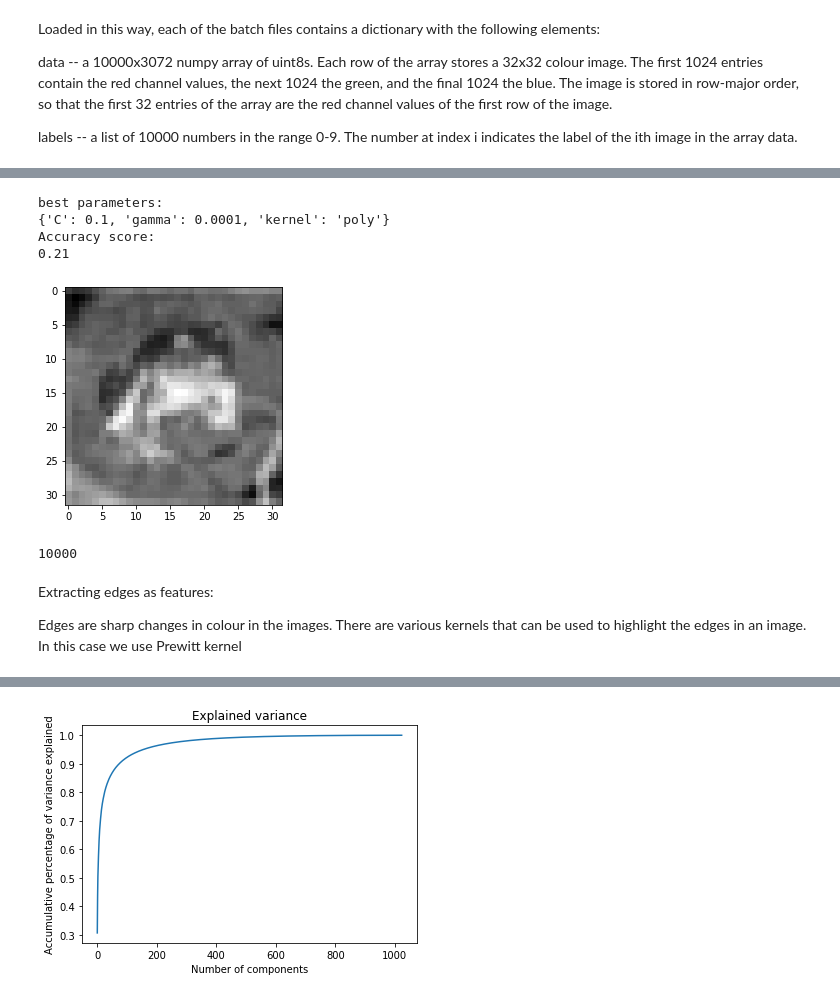
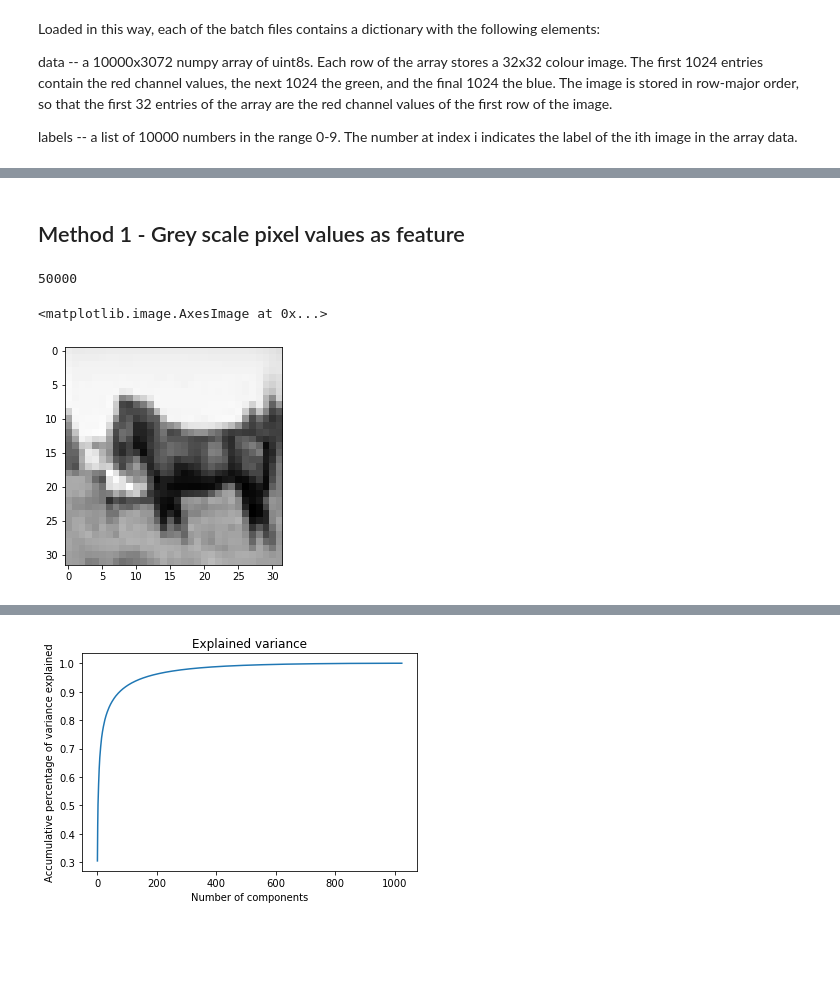
Before and after one commit to EmilyCY/CIFAR10-Image-Classification, a Jupyter notebook: SVM-kfold.ipynb, the cells around one changed output, grey strips where cells are left out. Saved outputs shown, nothing was run; the diff lists cells and outputs as text; code cells hidden in the pictures; blank space fills up the shorter version.

```diff
--- a/SVM-kfold.ipynb
+++ b/SVM-kfold.ipynb
@@ -44,8 +83,11 @@ data -- a 10000x3072 numpy array of uint8s. Each row of the array stores a 32x32
 labels -- a list of 10000 numbers in the range 0-9. The number at index i indicates the label of the ith image in the array data.
 # %%
 # checking dataset size
-print(batch1[b'data'][1].size)
-print(len(batch1[b'labels']))
+
+# print the pixal values for one image and the number of images in each data batch
+for batch in training_data:
+  print(batch[b'data'][1].size)
+  print(len(batch[b'labels']))
 # %% [output]
 3072
 10000
@@ -65,11 +117,16 @@ def reshape_image(image):
   return img
 
 # reshape training dataset
-for i in range(0,10000):
-    image=batch1[b'data'][i, :]
+for batch in training_data:
+  for i in range(0,10000):
+    image=batch[b'data'][i, :]
     reshaped_img = reshape_image(image)
     images.append(reshaped_img)
     flat_images.append(reshaped_img.flatten())
 
-plt.imshow(images[0],interpolation='nearest')
+# check total number of images
+print(len(images))
+
+# plot the first image
+plt.imshow(images[12],interpolation='nearest')
 # %% [output]
@@ -148,59 +173,23 @@ linear is not suitable for this task for being over simplified. Sigmoid kernel i
-# %%
-# the basic svm
-from sklearn import svm, metrics
-from sklearn.model_selection import GridSearchCV
-from sklearn.model_selection import StratifiedKFold
-
-svc=svm.SVC()
-param_grid={'C':[0.1,1,10,100],'gamma':[0.0001,0.001,0.1,1],'kernel':['rbf','poly']}
-model=GridSearchCV(svc,param_grid)
-model.fit(x_train,y_train)
-pred = model.predict(x_test)
-print("best parameters: ")
-print(model.best_params_)
-print("Accuracy score: ")
-print(metrics.accuracy_score(y_test,pred))
-# %% [output]
-best parameters:
-{'C': 0.1, 'gamma': 0.0001, 'kernel': 'poly'}
-Accuracy score:
-0.21
+# %% [markdown]
+## Method 1 - Grey scale pixel values as feature
 # %%
-# basic feature extraction
+# feature extraction - grey scale
 from sklearn.preprocessing import MinMaxScaler
 
-# gray scale
+# initialise lists of features
 gray_images=[]
 flat_gray_images=[]
-gray_test_images=[]
 rgb_weights = [0.2989, 0.5870, 0.1140]
 
-# training set
+# training set gray scale
 for image in images:
-  grayscale= np.dot(image[...,:3],[0.2989, 0.5870, 0.1140])
+  grayscale= np.dot(image[...,:3],rgb_weights)
   gray_images.append(grayscale)
   flat_gray_images.append(grayscale.flatten())
 
-plt.imshow(gray_images[0], cmap=plt.get_cmap('gray'))
-
-# testing set
-for image in test_images:
-  grayscale_test= np.dot(image[...,:3],[0.2989, 0.5870, 0.1140])
-  gray_test_images.append(grayscale.flatten())
-
-# normalising the feature vectors
-scaler = MinMaxScaler(feature_range=(0, 1))
-# normalising training set
-rescaled_gray_images = scaler.fit_transform(flat_gray_images)
-# normalising testing set
-rescaled_testing_images = scaler.fit_transform(gray_test_images)
+print(len(flat_gray_images))
+plt.imshow(gray_images[12], cmap=plt.get_cmap('gray'))
 # %% [output]
+50000
+<matplotlib.image.AxesImage at 0x...>
-[figure, old version]
+[figure, new version]
-# %%
-print(len(rescaled_gray_images))
-# %% [output]
-10000
-# %% [markdown]
-Extracting edges as features:
-
-Edges are sharp changes in colour in the images. There are various kernels that can be used to highlight the edges in an image. In this case we use Prewitt kernel
```
Also changed, not shown: parts of 35 cells of this notebook.
